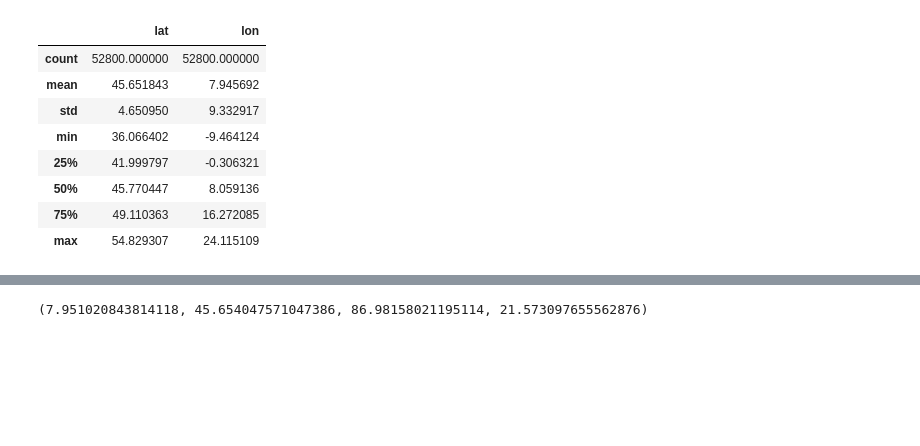
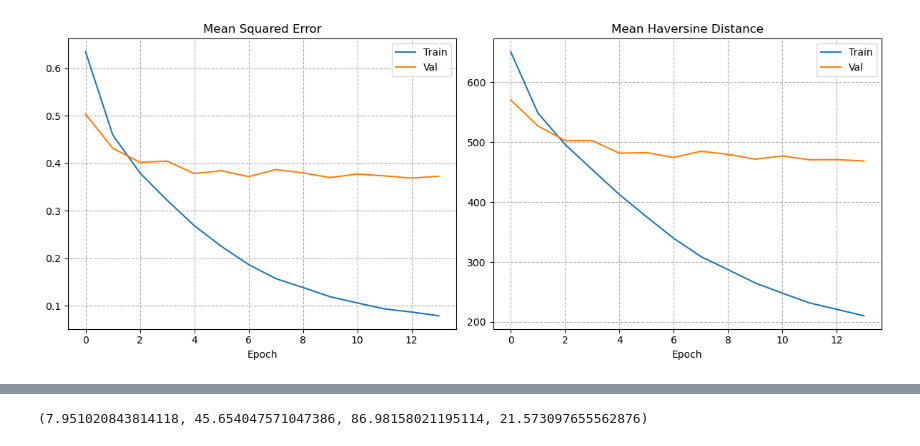
Before and after one commit to erenaydoslu/computer-vision-project, a Jupyter notebook: src/Geoguessr.ipynb, the cells around one changed output, grey strips where cells are left out. Saved outputs shown, nothing was run; the diff lists cells and outputs as text; code cells hidden in the pictures; blank space fills up the shorter version.

```diff
--- a/src/Geoguessr.ipynb
+++ b/src/Geoguessr.ipynb
@@ -17,7 +17,7 @@ model = BeitForImageClassification.from_pretrained('microsoft/beit-base-patch16-
 
 model.classifier = torch.nn.Linear(768, 2).to("cuda")
 # %%
-checkpoint = torch.load("../models/model_epoch_8.pt")
+checkpoint = torch.load("../models/model_epoch_14.pt")
 
 checkpoint.keys()
 # %% [output]
@@ -25,3 +42,27 @@ dict_keys(['epoch', 'model_state_dict', 'optimizer_transformer_state_dict', 'opt
+# %%
+train_losses = checkpoint['train_losses']
+val_losses = checkpoint['val_losses']
+train_haversine = checkpoint['train_haversine']
+val_haversine = checkpoint['val_haversine']
+
+fig, ax = plt.subplots(ncols=2, figsize=(12, 5))
+
+ax[0].plot(train_losses, label="Train")
+ax[0].plot(val_losses, label='Val')
+ax[0].set_title("Mean Squared Error")
+
+ax[1].plot(train_haversine, label="Train")
+ax[1].plot(val_haversine, label="Val")
+ax[1].set_title("Mean Haversine Distance")
+
+for a in ax:
+    a.set_xlabel("Epoch")
+    a.grid(ls='--')
+    a.legend()
+
+fig.tight_layout()
+# %% [output]
+[figure, added]
 # %%
 model.load_state_dict(checkpoint['model_state_dict'])
 
@@ -29,17 +70,3 @@ model.eval()
 
 for param in model.parameters():
     param.requires_grad = False
-# %%
-df = pd.read_csv("../data/annotations_unglued.csv")
-
-df[['lat', 'lon']].describe()
-# %% [output]
-|  | lat | lon |
-| count | 52800.000000 | 52800.000000 |
-| mean | 45.651843 | 7.945692 |
-| std | 4.650950 | 9.332917 |
-| min | 36.066402 | -9.464124 |
-| 25% | 41.999797 | -0.306321 |
-| 50% | 45.770447 | 8.059136 |
-| 75% | 49.110363 | 16.272085 |
-| max | 54.829307 | 24.115109 |
```
Also changed, not shown: parts of 18 cells of this notebook.
